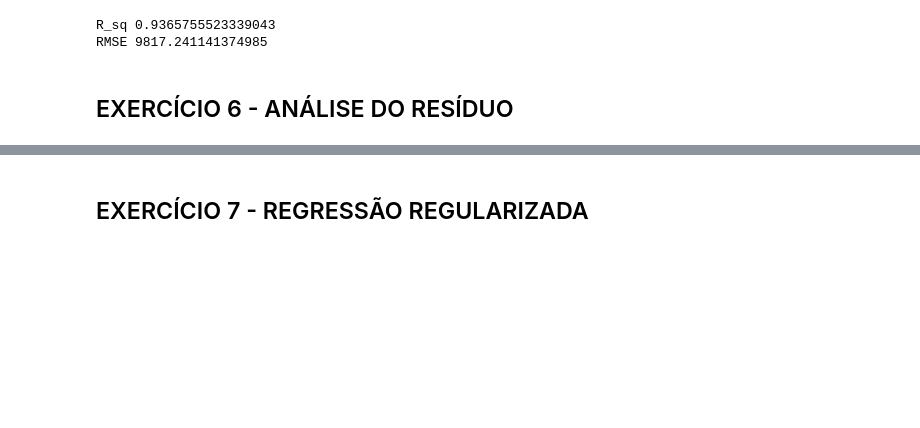
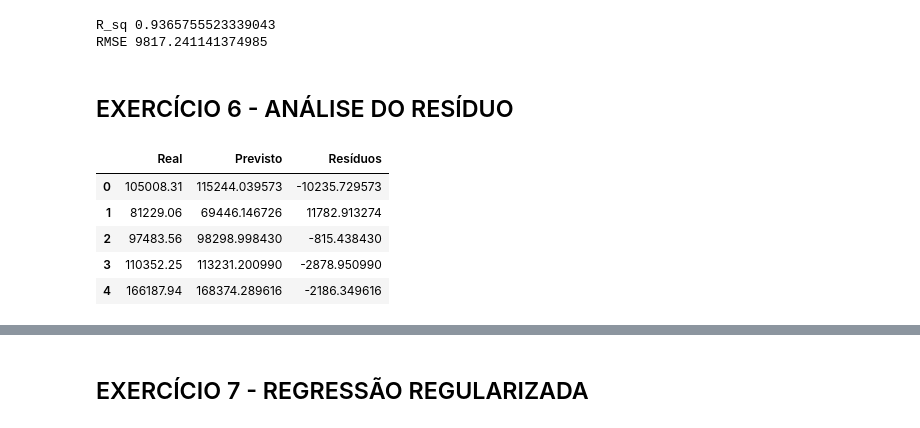
Before and after one commit to abakashi/dinamica_dex04_day05, a Jupyter notebook: Estatistica_avancada_ex.ipynb, the cells around one changed output, grey strips where cells are left out. Cells and saved outputs as stored; diff of their text form; code cells hidden in the pictures; blank space fills up the shorter version.

```diff
--- a/Estatistica_avancada_ex.ipynb
+++ b/Estatistica_avancada_ex.ipynb
@@ -637,3 +637,19 @@ R_sq 0.9365755523339043
 RMSE 9817.241141374985
 # %% [markdown]
 ## EXERCÍCIO 6 - ANÁLISE DO RESÍDUO
+# %%
+# Calculo dos resíduos
+
+predYTrain = pd.concat([yTreino, reg4fit.predict(xTreinoRed)], axis=1)
+predYTrain.columns = ['Real', 'Previsto']
+
+predYTrain['Resíduos'] =  predYTrain['Real'] - predYTrain['Previsto']
+
+predYTrain.head()
+# %% [output]
+|  | Real | Previsto | Resíduos |
+| 0 | 105008.31 | 115244.039573 | -10235.729573 |
+| 1 | 81229.06 | 69446.146726 | 11782.913274 |
+| 2 | 97483.56 | 98298.998430 | -815.438430 |
+| 3 | 110352.25 | 113231.200990 | -2878.950990 |
+| 4 | 166187.94 | 168374.289616 | -2186.349616 |
```
Also changed, not shown: parts of 9 cells of this notebook.
